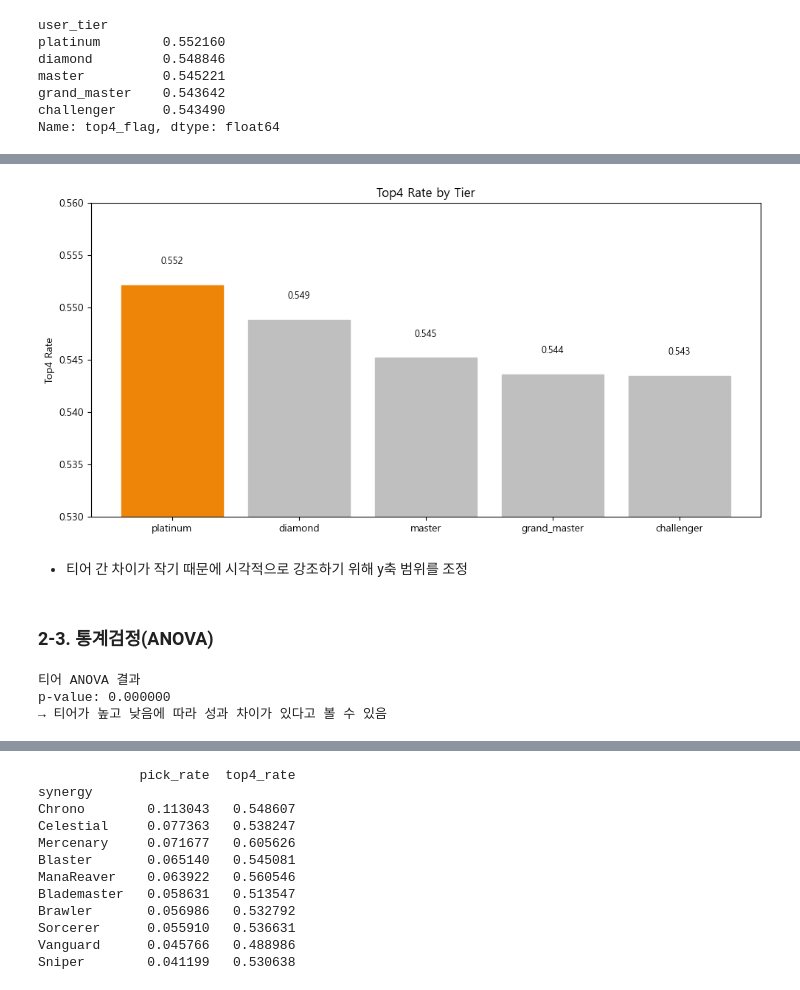
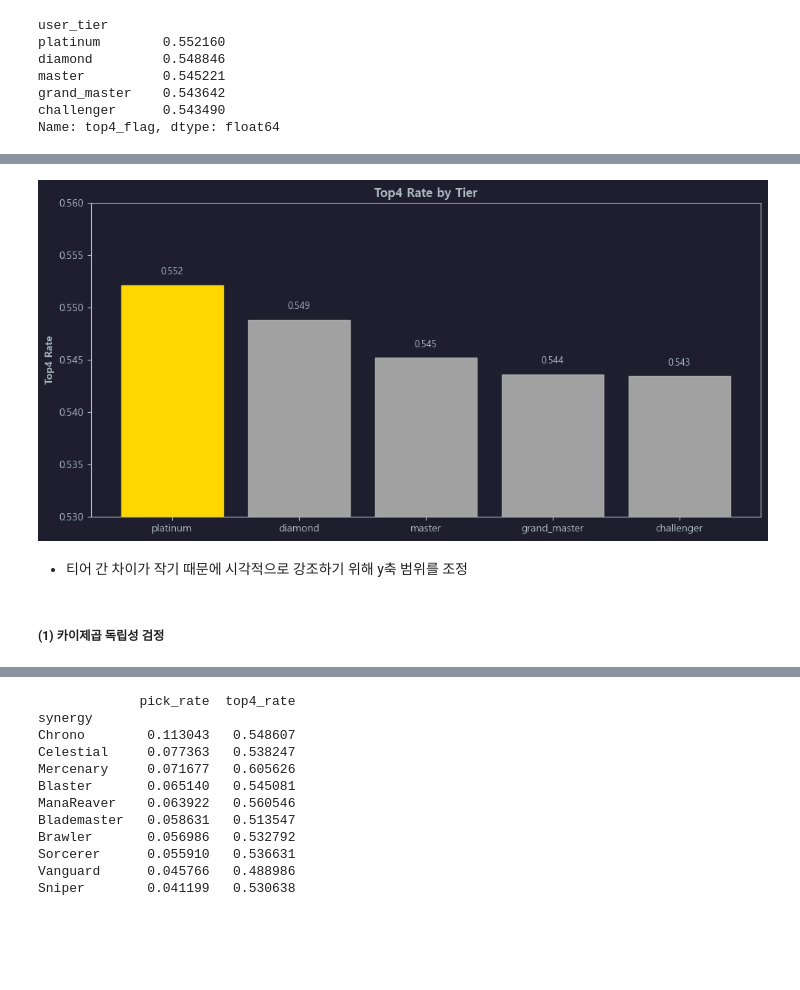
Before and after one commit to hanalo26/Third-project-sparta, a Jupyter notebook: 실전 프로젝트 코드 파일_6조/Data_for_presentation.ipynb, the cells around one changed output, grey strips where cells are left out. Drawn from its saved outputs; the diff is of its cells as text; code cells hidden in the pictures; blank space fills up the shorter version.

```diff
--- a/실전 프로젝트 코드 파일_6조/Data_for_presentation.ipynb
+++ b/실전 프로젝트 코드 파일_6조/Data_for_presentation.ipynb
@@ -256,49 +389,38 @@ plt.show()
 # %%
-plt.figure(figsize=(10,5))
+# 시각화 - 그래프 변경 및 강조
+fig, ax = plt.subplots(figsize=(10, 5))
 
-bars = plt.bar(tier_stats.index, tier_stats.values)
+# 배경색 설정
+fig.patch.set_facecolor('#1e1e2e')
+ax.set_facecolor('#1e1e2e')
 
-# 최고값 강조 (주황)
-bars[0].set_color('#ef8508')
+bars = ax.bar(tier_stats.index, tier_stats.values)
+
+# 최고값 강조
+bars[0].set_color('#FFD700')
 
 # 나머지 회색
 for i in range(1, len(bars)):
-    bars[i].set_color('#bfbfbf')
+    bars[i].set_color('#b3b3b3e1')
 
-plt.title('Top4 Rate by Tier')
-plt.ylabel('Top4 Rate')
+# 글씨색 변경
+ax.set_title('Top4 Rate by Tier', color='#b0bec5', fontweight='bold')
+ax.set_ylabel('Top4 Rate', color='#b0bec5', fontweight='bold')
+ax.tick_params(colors='#b0bec5')
+ax.spines[:].set_color('#b0bec5')
 plt.xticks(rotation=0)
 
 # 값 표시
 for i, v in enumerate(tier_stats.values):
-    plt.text(i, v + 0.002, f"{v:.3f}", ha='center', fontsize=9)
+    ax.text(i, v + 0.001, f"{v:.3f}", ha='center', fontsize=9, color='#b0bec5')
 
-plt.ylim(0.53, 0.56)  # 차이 강조
+ax.set_ylim(0.53, 0.56)
 
 plt.tight_layout()
 plt.show()
 # %% [output]
-[figure, old version]
+[figure, new version]
 # %% [markdown]
 - 티어 간 차이가 작기 때문에 시각적으로 강조하기 위해 y축 범위를 조정
-# %% [markdown]
-### 2-3. 통계검정(ANOVA)
-# %%
-groups = [
-    group['top4_flag'].astype(int).values
-    for name, group in df_final.groupby('user_tier')
-]
-
-f_stat, p_value = stats.f_oneway(*groups)
-
-print("티어 ANOVA 결과")
-print(f"p-value: {p_value:.6f}")
-
-if p_value < 0.05:
-    print("→ 티어가 높고 낮음에 따라 성과 차이가 있다고 볼 수 있음")
-else:
-    print("→ 티어에 따른 성과 차이는 크지 않다고 볼 수 있음")
-# %% [output]
-티어 ANOVA 결과
-p-value: 0.000000
-→ 티어가 높고 낮음에 따라 성과 차이가 있다고 볼 수 있음
+# %% [markdown]
+##### **(1) 카이제곱 독립성 검정**
```
Also changed, not shown: parts of 32 cells of this notebook.
